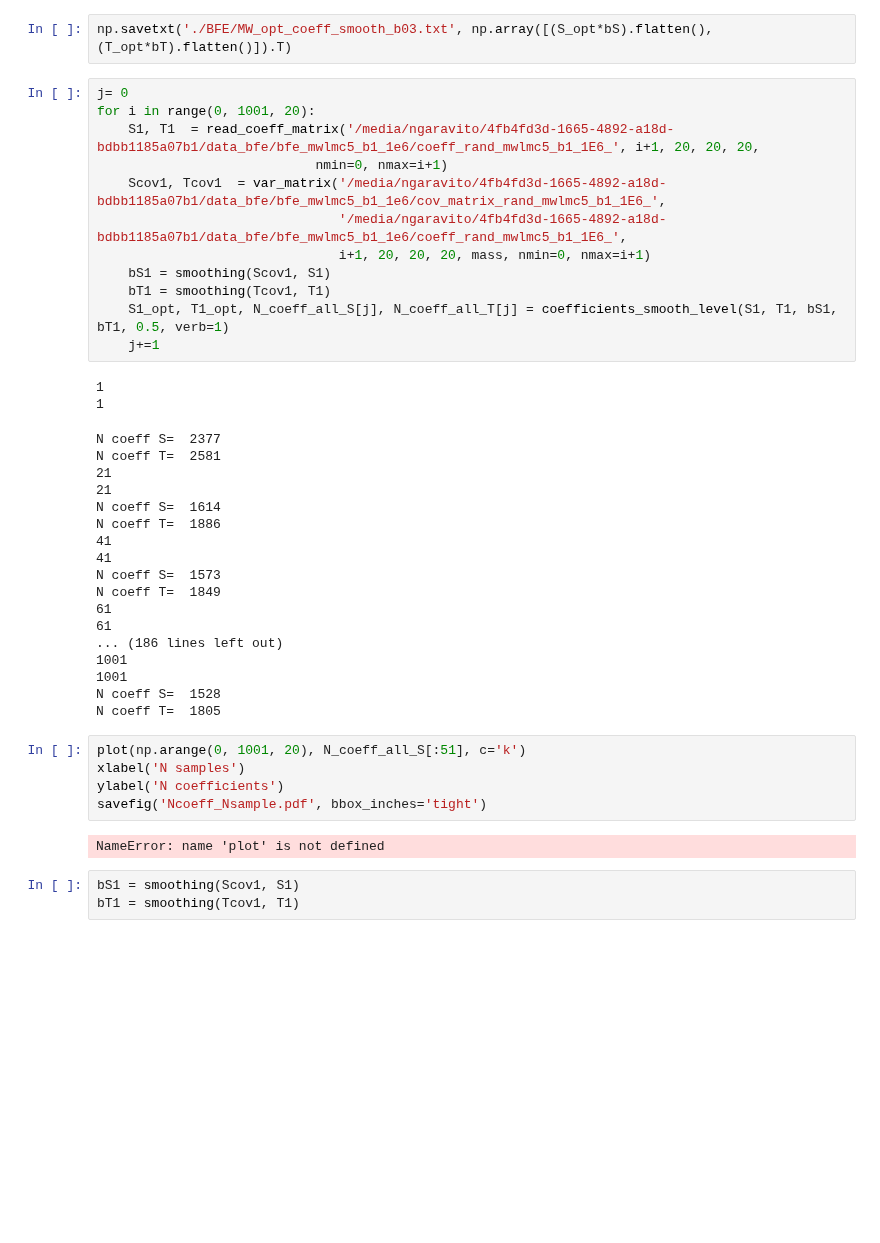
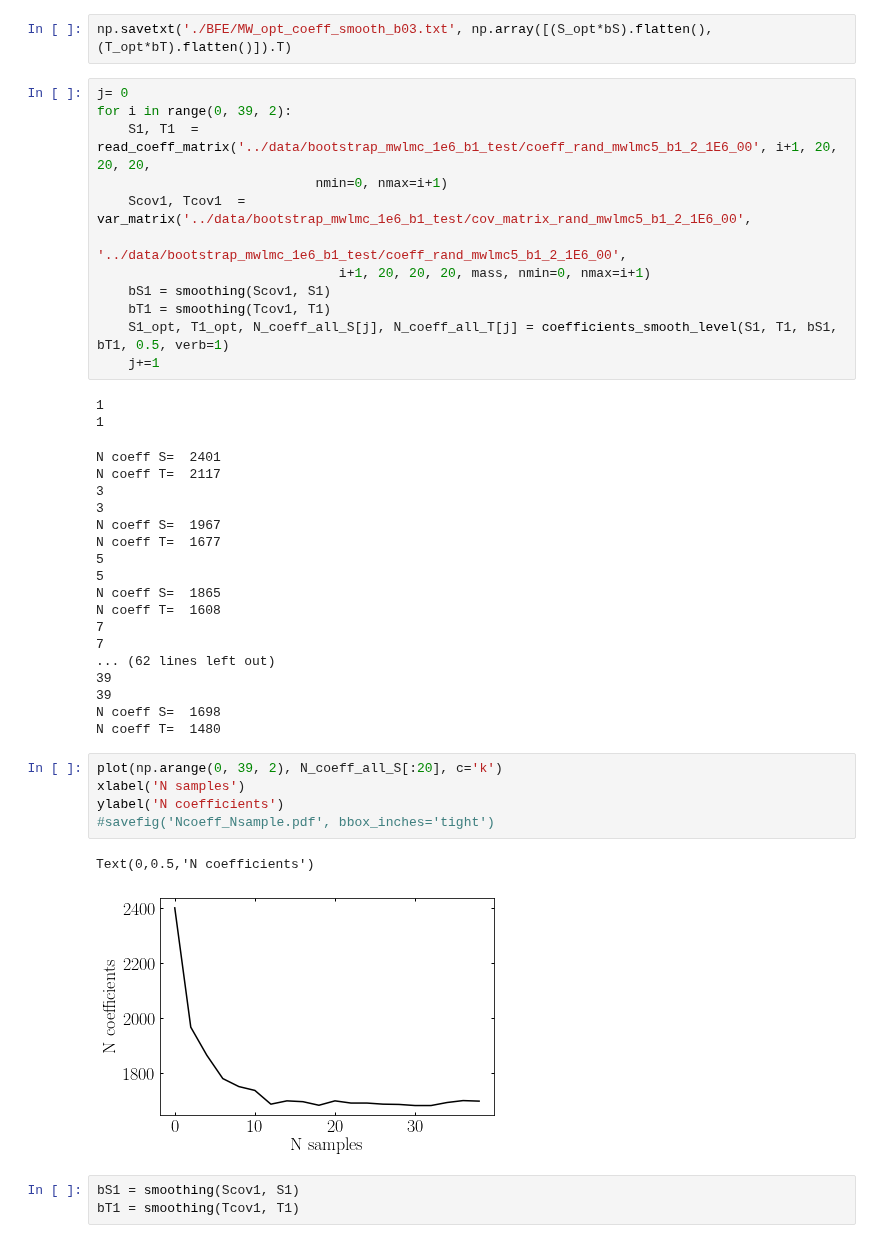
Before and after one commit to jngaravitoc/MW-LMC-SCF, a Jupyter notebook: code/BFE_coeff_noise.ipynb, the cells around one changed output. Saved outputs shown, nothing was run; the diff lists cells and outputs as text; blank space fills up the shorter version.

```diff
--- a/code/BFE_coeff_noise.ipynb
+++ b/code/BFE_coeff_noise.ipynb
@@ -152,11 +168,11 @@ np.savetxt('./BFE/MW_opt_coeff_b0.txt', np.array([S_opt.flatten(), T_opt.flatten
 np.savetxt('./BFE/MW_opt_coeff_smooth_b03.txt', np.array([(S_opt*bS).flatten(), (T_opt*bT).flatten()]).T)
 # %%
 j= 0
-for i in range(0, 1001, 20):
-    S1, T1  = read_coeff_matrix('/media/ngaravito/4fb4fd3d-1665-4892-a18d-bdbb1185a07b1/data_bfe/bfe_mwlmc5_b1_1e6/coeff_rand_mwlmc5_b1_1E6_', i+1, 20, 20, 20,
+for i in range(0, 39, 2):
+    S1, T1  = read_coeff_matrix('../data/bootstrap_mwlmc_1e6_b1_test/coeff_rand_mwlmc5_b1_2_1E6_00', i+1, 20, 20, 20,
                             nmin=0, nmax=i+1)
-    Scov1, Tcov1  = var_matrix('/media/ngaravito/4fb4fd3d-1665-4892-a18d-bdbb1185a07b1/data_bfe/bfe_mwlmc5_b1_1e6/cov_matrix_rand_mwlmc5_b1_1E6_',
-                               '/media/ngaravito/4fb4fd3d-1665-4892-a18d-bdbb1185a07b1/data_bfe/bfe_mwlmc5_b1_1e6/coeff_rand_mwlmc5_b1_1E6_',
+    Scov1, Tcov1  = var_matrix('../data/bootstrap_mwlmc_1e6_b1_test/cov_matrix_rand_mwlmc5_b1_2_1E6_00',
+                               '../data/bootstrap_mwlmc_1e6_b1_test/coeff_rand_mwlmc5_b1_2_1E6_00',
                                i+1, 20, 20, 20, mass, nmin=0, nmax=i+1)
     bS1 = smoothing(Scov1, S1)
     bT1 = smoothing(Tcov1, T1)
@@ -165,30 +181,31 @@ for i in range(0, 1001, 20):
 # %% [output]
 1
 1
-N coeff S=  2377
-N coeff T=  2581
-21
-21
-N coeff S=  1614
-N coeff T=  1886
-41
-41
-N coeff S=  1573
-N coeff T=  1849
-61
-61
-... (186 lines left out)
-1001
-1001
-N coeff S=  1528
-N coeff T=  1805
+N coeff S=  2401
+N coeff T=  2117
+3
+3
+N coeff S=  1967
+N coeff T=  1677
+5
+5
+N coeff S=  1865
+N coeff T=  1608
+7
+7
+... (62 lines left out)
+39
+39
+N coeff S=  1698
+N coeff T=  1480
 # %%
-plot(np.arange(0, 1001, 20), N_coeff_all_S[:51], c='k')
+plot(np.arange(0, 39, 2), N_coeff_all_S[:20], c='k')
 xlabel('N samples')
 ylabel('N coefficients')
-savefig('Ncoeff_Nsample.pdf', bbox_inches='tight')
+#savefig('Ncoeff_Nsample.pdf', bbox_inches='tight')
 # %% [output]
-NameError: name 'plot' is not defined
+Text(0,0.5,'N coefficients')
+[figure, added]
 # %%
 bS1 = smoothing(Scov1, S1)
 bT1 = smoothing(Tcov1, T1)
```
Also changed, not shown: parts of 17 cells of this notebook.
